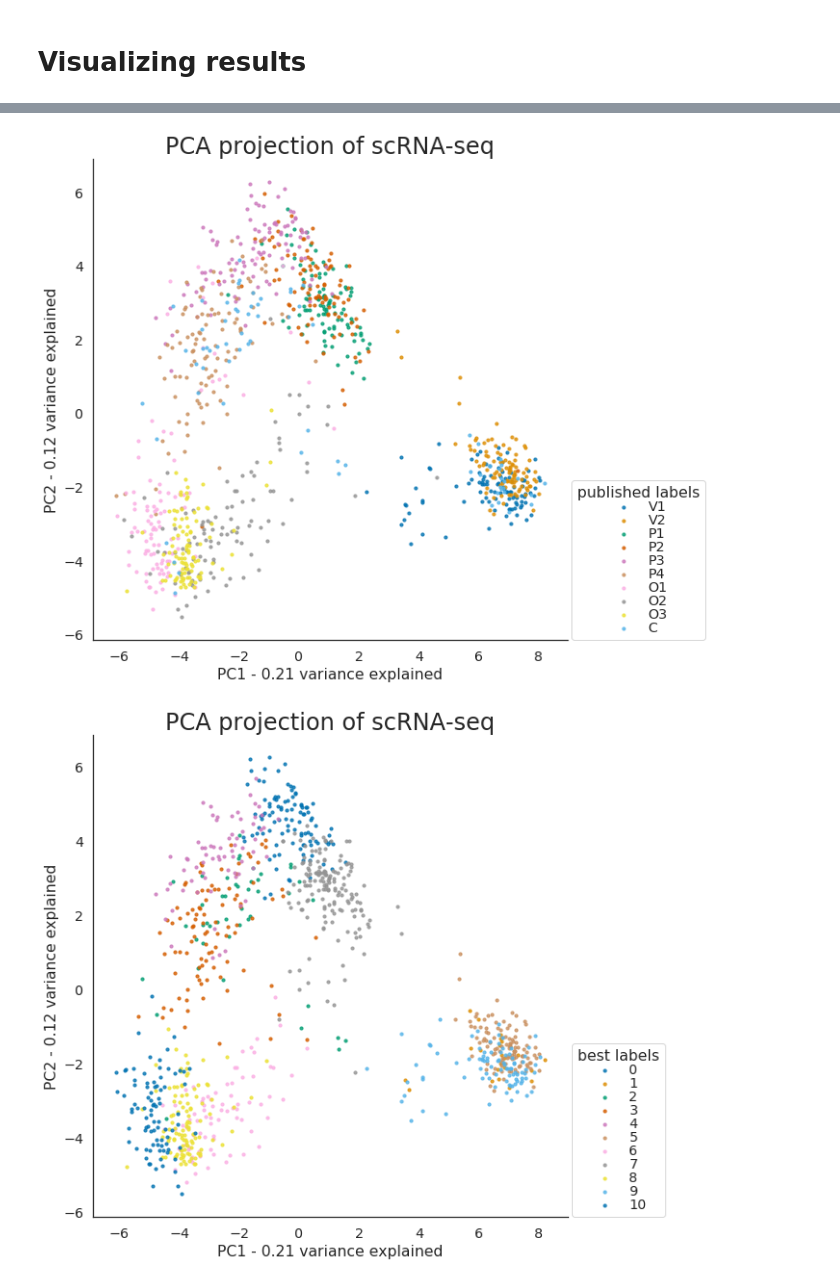
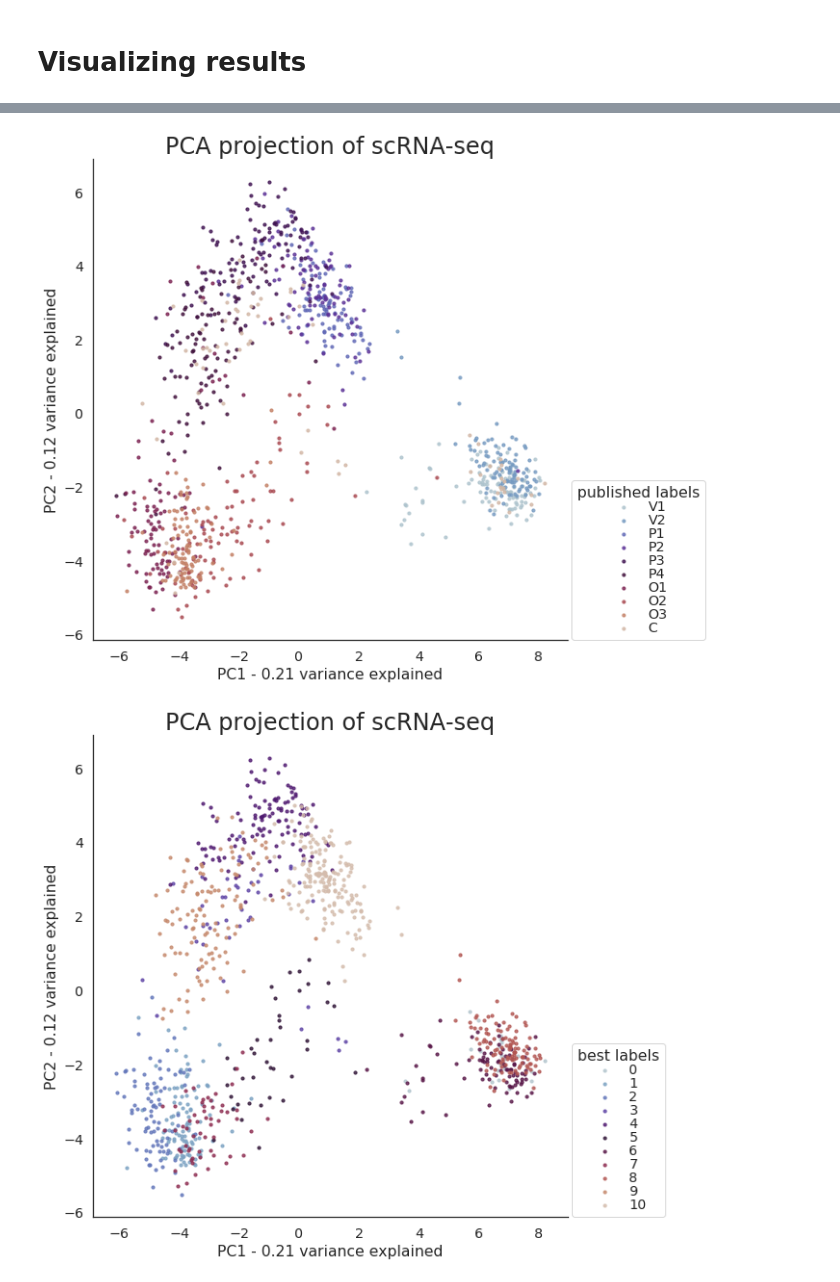
Before and after one commit to liliblu/hypercluster, a Jupyter notebook: examples/snakemake_scRNA_example/scRNA-seq_example.ipynb, the cells around one changed output, grey strips where cells are left out. Cells and saved outputs as stored; diff of their text form; code cells hidden in the pictures.

```diff
--- a/examples/snakemake_scRNA_example/scRNA-seq_example.ipynb
+++ b/examples/snakemake_scRNA_example/scRNA-seq_example.ipynb
@@ -6,6 +6,8 @@ import sklearn, umap
 from wand.image import Image as WImage
 sns.set(style = 'white', color_codes=True, font_scale = 1.3)
 matplotlib.rcParams.update({'savefig.bbox': 'tight', 'savefig.dpi': '500'})
+matplotlib.rcParams["pdf.fonttype"] = 42
+matplotlib.rcParams["ps.fonttype"] = 42
 # %% [markdown]
 # Read in data and make input tables
 # %%
@@ -55,8 +74,8 @@ WARNING: $PATH does not agree with $PATH_modshare counter. The following directo
 # %% [markdown]
 # Visualizing results
 # %%
-best_labels = pd.read_csv('sc_data/clustering/sc_data_labels.txt', index_col=0)
-evals = pd.read_csv('sc_data/clustering/sc_data_evaluations.txt', index_col=0)
+new_labels = pd.read_csv('results/%s/clustering/labels.txt' % input_data_prefix, index_col=0)
+evals = pd.read_csv('results/%s/clustering/evaluations.txt' % input_data_prefix, index_col=0)
 evals = evals[evals.columns[evals.loc['number_clustered', :] == evals.loc['number_clustered', :].max()]]
 best_labels = evals.columns[evals.loc['adjusted_rand_score', :] == evals.loc['adjusted_rand_score', :].max()][0]
 # %%
@@ -72,7 +91,7 @@ embedding['published_labels'] = labels.reindex(embedding.index)
 embedding['best_labels'] = new_labels[best_labels].reindex(embedding.index)
 
 for labs in ['published_labels', 'best_labels']:
-    sns.lmplot('UMAP1','UMAP2', data = embedding, hue=labs, fit_reg=False, height=8, scatter_kws=dict(s=10), legend=False, palette='colorblind')
+    sns.lmplot('UMAP1','UMAP2', data = embedding, hue=labs, fit_reg=False, height=8, scatter_kws=dict(s=10), legend=False, palette='twilight')
     plt.title('UMAP projection of scRNA-seq', fontsize=24)
     plt.legend(title=labs.replace('_', ' '), loc=(1.01, 0), labelspacing=0)
     plt.savefig('figures/umap.%s.pdf' % labs)
@@ -82,17 +101,17 @@ for labs in ['published_labels', 'best_labels']:
 # %%
 reducer = sklearn.decomposition.PCA(n_components=2)
 embedding = reducer.fit_transform(df)
 embedding = pd.DataFrame(embedding, index=df.index, columns=['PC1', 'PC2'])
 embedding['published_labels'] = labels.reindex(embedding.index)
 embedding['best_labels'] = new_labels[best_labels].reindex(embedding.index)
 
 for labs in ['published_labels', 'best_labels']:
-    sns.lmplot('PC1','PC2', data = embedding, hue=labs, fit_reg=False, height=8, scatter_kws=dict(s=10), legend=False, palette='colorblind')
+    sns.lmplot('PC1','PC2', data = embedding, hue=labs, fit_reg=False, height=8, scatter_kws=dict(s=10), legend=False, palette='twilight')
     plt.xlabel('PC1 - %.2f variance explained' % reducer.explained_variance_ratio_[0])
     plt.ylabel('PC2 - %.2f variance explained' % reducer.explained_variance_ratio_[1])
     plt.title('PCA projection of scRNA-seq', fontsize=24)
     plt.legend(title=labs.replace('_', ' '), loc=(1.01, 0), labelspacing=0)
     plt.savefig('figures/pca.%s.pdf' % labs)
 # %% [output]
-[figure, old version]
+[figure, new version]
-[figure, old version]
+[figure, new version]
```
Also changed, not shown: parts of 6 cells of this notebook, 4 other files.
